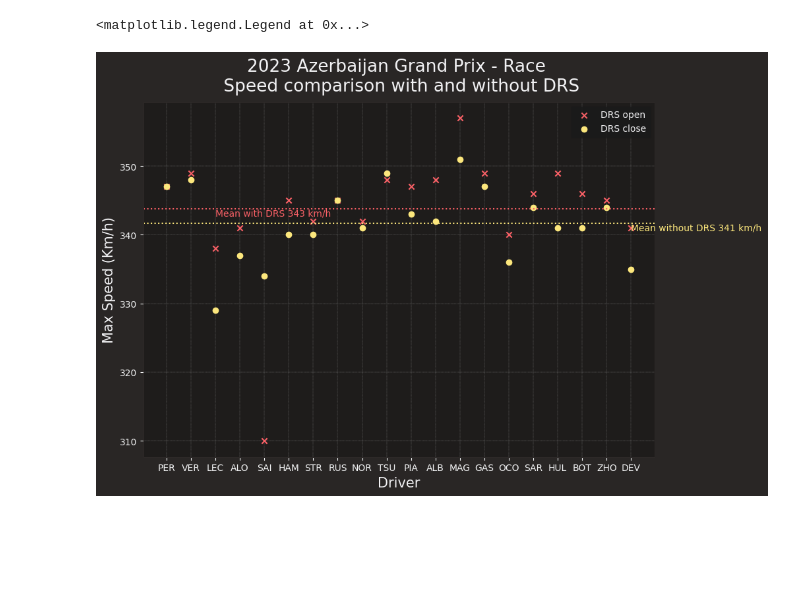
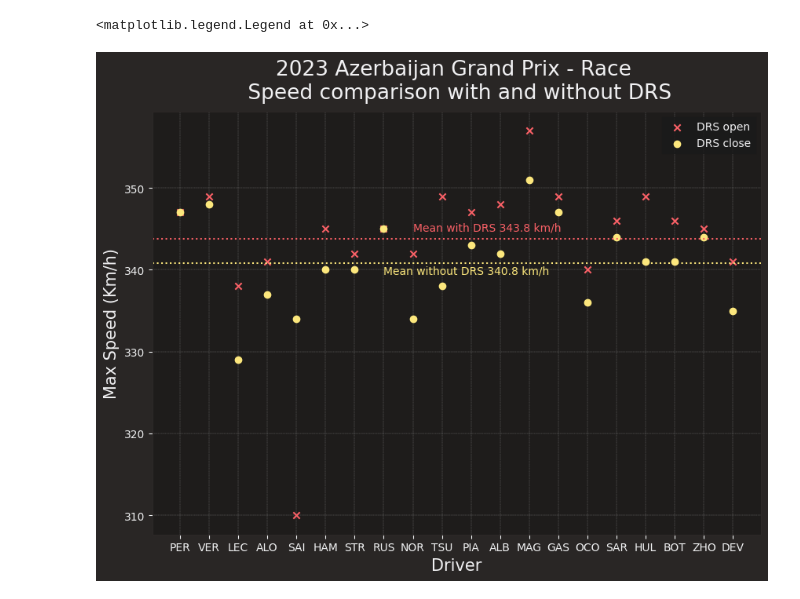
Before and after one commit to Rick8998/Baku2023F1, a Jupyter notebook: SessionsAnalysis/drs_speed_comparison.ipynb, the cells around one changed output. Saved outputs shown, nothing was run; the diff lists cells and outputs as text; code cells hidden in the pictures; blank space fills up the shorter version.

```diff
--- a/SessionsAnalysis/drs_speed_comparison.ipynb
+++ b/SessionsAnalysis/drs_speed_comparison.ipynb
@@ -27,36 +46,37 @@ max_speed_dict_drs = dict.fromkeys(drivers)
 max_speed_dict_no_drs = dict.fromkeys(drivers)
 
 for driver in drivers:
-    df_drs_on = fp_laps.pick_driver(driver).get_car_data().loc[(fp_laps.pick_driver(driver).get_car_data()['DRS'] == 11) |
-                                                        (fp_laps.pick_driver(driver).get_car_data()['DRS'] == 12) |
-                                                        (fp_laps.pick_driver(driver).get_car_data()['DRS'] == 13)|
-                                                        (fp_laps.pick_driver(driver).get_car_data()['DRS'] == 14) |
-                                                        (fp_laps.pick_driver(driver).get_car_data()['DRS'] == 15)]
+    df_drs_on = fp_laps.pick_driver(driver).get_car_data().loc[(fp_laps.pick_driver(driver).get_car_data()['DRS'] == 2) |
+                                                                    (fp_laps.pick_driver(driver).get_car_data()['DRS'] == 4) |
+                                                                    (fp_laps.pick_driver(driver).get_car_data()['DRS'] == 6) |
+                                                                    (fp_laps.pick_driver(driver).get_car_data()['DRS'] == 10) |
+                                                                    (fp_laps.pick_driver(driver).get_car_data()['DRS'] == 12)|
+                                                                    (fp_laps.pick_driver(driver).get_car_data()['DRS'] == 14)]
 
-    df_drs_off = fp_laps.pick_driver(driver).get_car_data().loc[(fp_laps.pick_driver(driver).get_car_data()['DRS'] == 3) |
-                                                        (fp_laps.pick_driver(driver).get_car_data()['DRS'] == 1) |
-                                                        (fp_laps.pick_driver(driver).get_car_data()['DRS'] == 0)|
-                                                        (fp_laps.pick_driver(driver).get_car_data()['DRS'] == 10) |
-                                                        (fp_laps.pick_driver(driver).get_car_data()['DRS'] == 8)|
-                                                        (fp_laps.pick_driver(driver).get_car_data()['DRS'] == 9)|
-                                                        (fp_laps.pick_driver(driver).get_car_data()['DRS'] == 2)]
-    #df_drs_off = df_drs_off.loc[df_drs_off['DRS'] != 3]
+    df_drs_off = fp_laps.pick_driver(driver).get_car_data().loc[(fp_laps.pick_driver(driver).get_car_data()['DRS'] == 0) |
+                                                    (fp_laps.pick_driver(driver).get_car_data()['DRS'] == 1) |
+                                                    (fp_laps.pick_driver(driver).get_car_data()['DRS'] == 3)|
+                                                    (fp_laps.pick_driver(driver).get_car_data()['DRS'] == 5) |
+                                                    (fp_laps.pick_driver(driver).get_car_data()['DRS'] == 7)|
+                                                    (fp_laps.pick_driver(driver).get_car_data()['DRS'] == 9)|
+                                                    (fp_laps.pick_driver(driver).get_car_data()['DRS'] == 11) |
+                                                    (fp_laps.pick_driver(driver).get_car_data()['DRS'] == 13) ]
     max_speed_dict_drs[driver] = max(df_drs_on['Speed'])
     max_speed_dict_no_drs[driver] = max(df_drs_off['Speed'])
-
-ff1.plotting.setup_mpl()
-plt.figure(figsize=(10, 7))
-plt.title(f"{fp.event.year} {fp.event.EventName} - {fp.name} \n Speed comparison with and without DRS")
-plt.ylabel("Max Speed (Km/h)", fontsize=15)
-plt.xlabel("Driver", fontsize = 15)
-plt.grid(color = 'grey', linestyle = '--', linewidth = 0.3)
-plt.scatter(max_speed_dict_drs.keys(), max_speed_dict_drs.values(), color='#F96167', marker='x', label="DRS open")
-plt.axhline(y=(sum(max_speed_dict_drs.values()) / len(max_speed_dict_drs)), color='#F96167', linestyle=':')
-plt.annotate("Mean with DRS " + f"{int(sum(max_speed_dict_drs.values()) / len(max_speed_dict_drs))} km/h", xy=("LEC", (sum(max_speed_dict_drs.values()) / len(max_speed_dict_drs))-1), color='#F96167')
-plt.scatter(max_speed_dict_no_drs.keys(), max_speed_dict_no_drs.values(), color='#FCE77D', marker='o', label="DRS close")
-plt.axhline(y=(sum(max_speed_dict_no_drs.values()) / len(max_speed_dict_no_drs)), color='#FCE77D', linestyle=':')
-plt.annotate("Mean without DRS " + f"{int(sum(max_speed_dict_no_drs.values()) / len(max_speed_dict_no_drs))} km/h", xy=("DEV", (sum(max_speed_dict_no_drs.values()) / len(max_speed_dict_no_drs))-1), color='#FCE77D')
-plt.legend()
-# %% [output]
-<matplotlib.legend.Legend at 0x...>
-[figure, removed]
+# %%
+ff1.plotting.setup_mpl()
+plt.figure(figsize=(10, 7))
+plt.title(f"{fp.event.year} {fp.event.EventName} - {fp.name} \n Speed comparison with and without DRS")
+plt.ylabel("Max Speed (Km/h)", fontsize=15)
+plt.xlabel("Driver", fontsize = 15)
+plt.grid(color = 'grey', linestyle = '--', linewidth = 0.3)
+plt.scatter(max_speed_dict_drs.keys(), max_speed_dict_drs.values(), color='#F96167', marker='x', label="DRS open")
+plt.axhline(y=(sum(max_speed_dict_drs.values()) / len(max_speed_dict_drs)), color='#F96167', linestyle=':')
+plt.annotate("Mean with DRS " + f"{(sum(max_speed_dict_drs.values()) / len(max_speed_dict_drs))} km/h", xy=("NOR", (statistics.mean(list(max_speed_dict_drs.values())))+1), color='#F96167')
+plt.scatter(max_speed_dict_no_drs.keys(), max_speed_dict_no_drs.values(), color='#FCE77D', marker='o', label="DRS close")
+plt.axhline(y=(sum(max_speed_dict_no_drs.values()) / len(max_speed_dict_no_drs)), color='#FCE77D', linestyle=':')
+plt.annotate("Mean without DRS " + f"{(sum(max_speed_dict_no_drs.values()) / len(max_speed_dict_no_drs))} km/h", xy=("RUS", (statistics.mean(list(max_speed_dict_no_drs.values())))-1.3), color='#FCE77D')
+plt.legend()
+# %% [output]
+<matplotlib.legend.Legend at 0x...>
+[figure, added]
```
Also changed, not shown: parts of 1 cell of this notebook, 2 other files.
